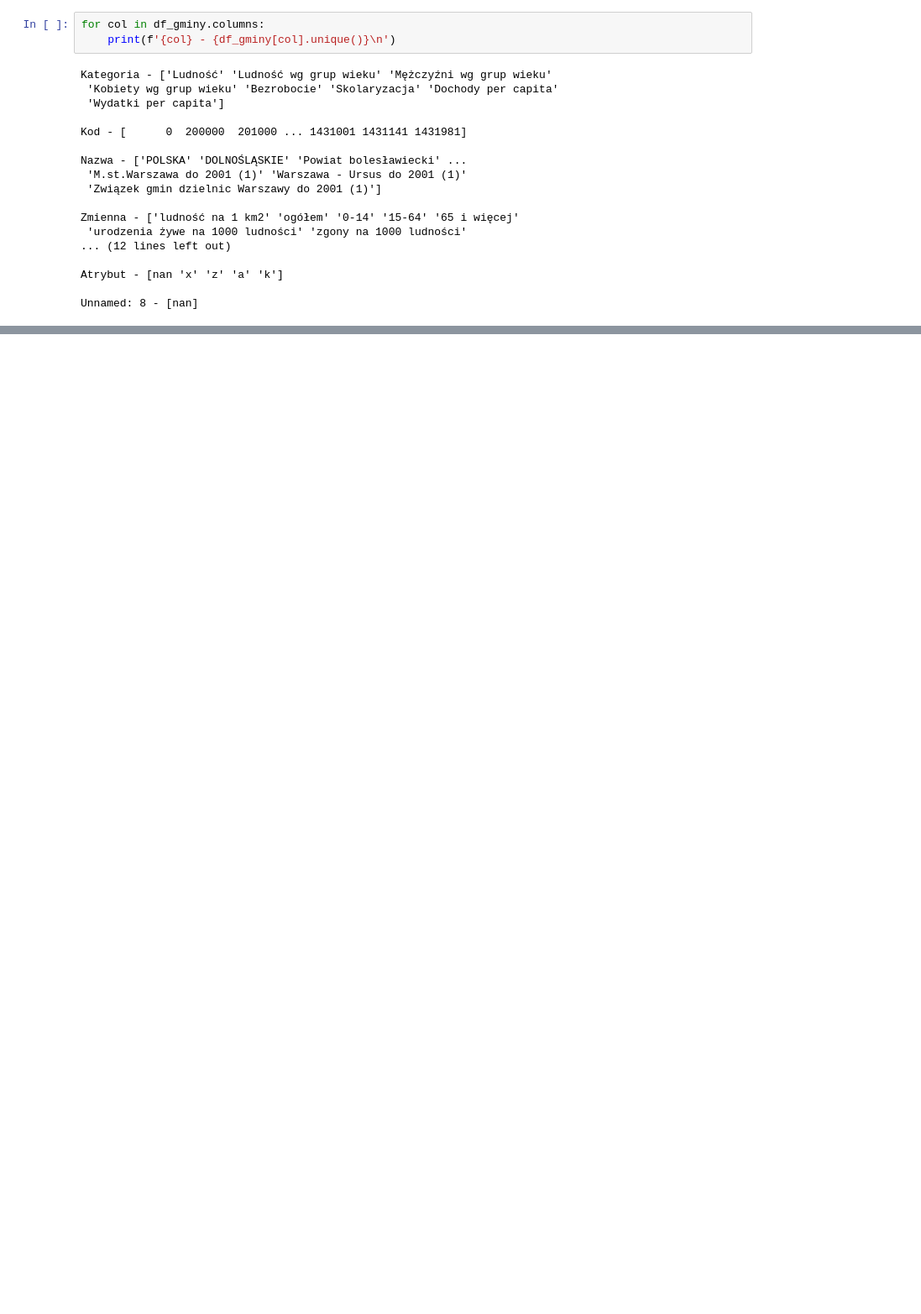
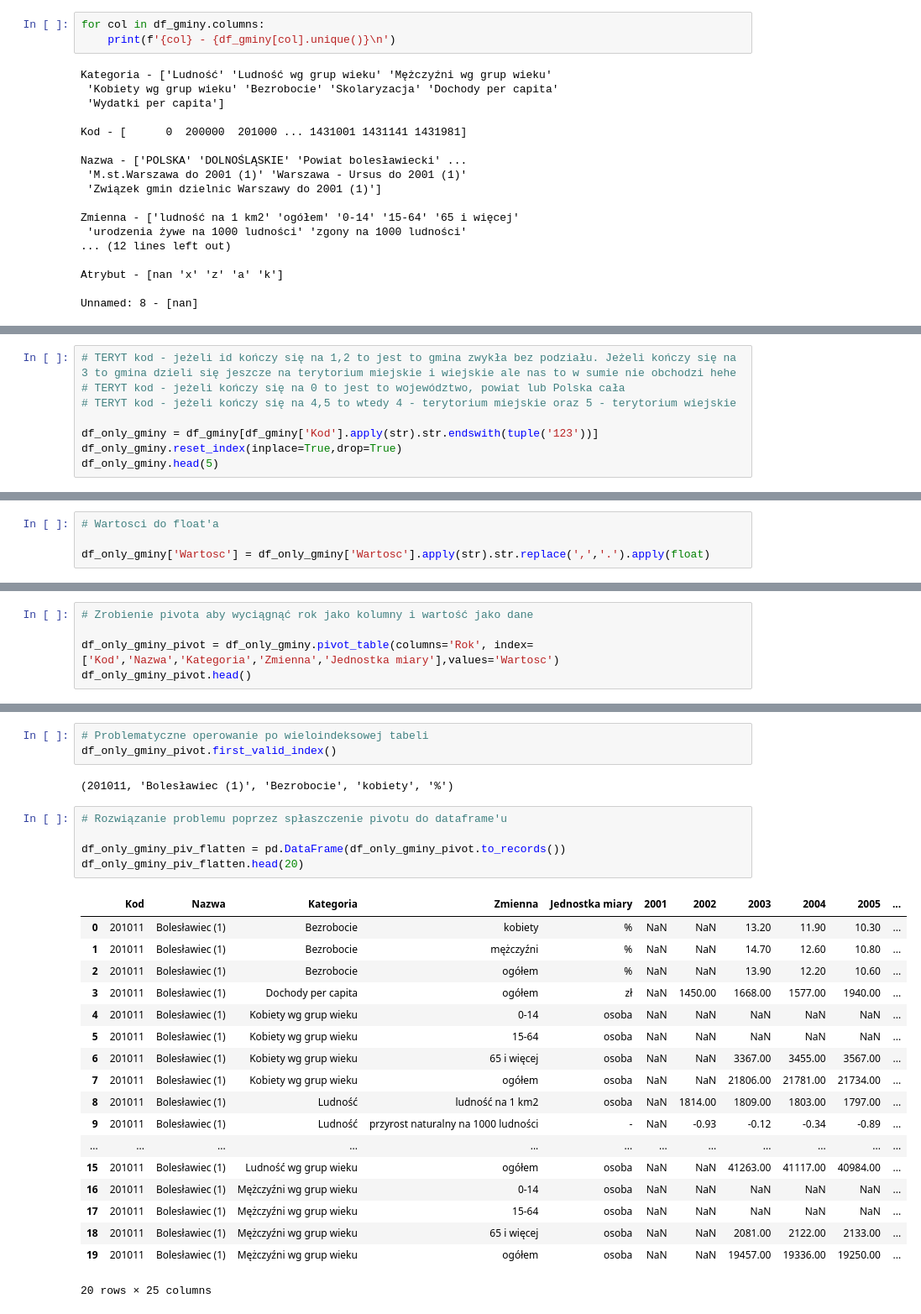
Before and after one commit to Missmeva/EWD_GUS_project, a Jupyter notebook: analysis/analysis.ipynb, the cells around one changed output, grey strips where cells are left out. Shown at 84% size. Saved outputs shown, nothing was run; the diff lists cells and outputs as text; blank space fills up the shorter version.

```diff
--- a/analysis/analysis.ipynb
+++ b/analysis/analysis.ipynb
@@ -90,0 +69,8 @@ df_gminy
+# %%
+# TERYT kod - jeżeli id kończy się na 1,2 to jest to gmina zwykła bez podziału. Jeżeli kończy się na 3 to gmina dzieli się jeszcze na terytorium miejskie i wiejskie ale nas to w sumie nie obchodzi hehe
+# TERYT kod - jeżeli kończy się na 0 to jest to województwo, powiat lub Polska cała
+# TERYT kod - jeżeli kończy się na 4,5 to wtedy 4 - terytorium miejskie oraz 5 - terytorium wiejskie
+
+df_only_gminy = df_gminy[df_gminy['Kod'].apply(str).str.endswith(tuple('123'))]
+df_only_gminy.reset_index(inplace=True,drop=True)
+df_only_gminy.head(5)
@@ -90,0 +84,4 @@ df_gminy
+# %%
+# Wartosci do float'a
+
+df_only_gminy['Wartosc'] = df_only_gminy['Wartosc'].apply(str).str.replace(',','.').apply(float)
@@ -90,0 +94,5 @@ df_gminy
+# %%
+# Zrobienie pivota aby wyciągnąć rok jako kolumny i wartość jako dane
+
+df_only_gminy_pivot = df_only_gminy.pivot_table(columns='Rok', index=['Kod','Nazwa','Kategoria','Zmienna','Jednostka miary'],values='Wartosc')
+df_only_gminy_pivot.head()
@@ -90,0 +107,29 @@ df_gminy
+# %%
+# Problematyczne operowanie po wieloindeksowej tabeli
+df_only_gminy_pivot.first_valid_index()
+# %% [output]
+(201011, 'Bolesławiec (1)', 'Bezrobocie', 'kobiety', '%')
+# %%
+# Rozwiązanie problemu poprzez spłaszczenie pivotu do dataframe'u
+
+df_only_gminy_piv_flatten = pd.DataFrame(df_only_gminy_pivot.to_records())
+df_only_gminy_piv_flatten.head(20)
+# %% [output]
+|  | Kod | Nazwa | Kategoria | Zmienna | Jednostka miary | 2001 | 2002 | 2003 | 2004 | 2005 | ... |
+| 0 | 201011 | Bolesławiec (1) | Bezrobocie | kobiety | % | NaN | NaN | 13.20 | 11.90 | 10.30 | ... |
+| 1 | 201011 | Bolesławiec (1) | Bezrobocie | mężczyźni | % | NaN | NaN | 14.70 | 12.60 | 10.80 | ... |
+| 2 | 201011 | Bolesławiec (1) | Bezrobocie | ogółem | % | NaN | NaN | 13.90 | 12.20 | 10.60 | ... |
+| 3 | 201011 | Bolesławiec (1) | Dochody per capita | ogółem | zł | NaN | 1450.00 | 1668.00 | 1577.00 | 1940.00 | ... |
+| 4 | 201011 | Bolesławiec (1) | Kobiety wg grup wieku | 0-14 | osoba | NaN | NaN | NaN | NaN | NaN | ... |
+| 5 | 201011 | Bolesławiec (1) | Kobiety wg grup wieku | 15-64 | osoba | NaN | NaN | NaN | NaN | NaN | ... |
+| 6 | 201011 | Bolesławiec (1) | Kobiety wg grup wieku | 65 i więcej | osoba | NaN | NaN | 3367.00 | 3455.00 | 3567.00 | ... |
+| 7 | 201011 | Bolesławiec (1) | Kobiety wg grup wieku | ogółem | osoba | NaN | NaN | 21806.00 | 21781.00 | 21734.00 | ... |
+| 8 | 201011 | Bolesławiec (1) | Ludność | ludność na 1 km2 | osoba | NaN | 1814.00 | 1809.00 | 1803.00 | 1797.00 | ... |
+| 9 | 201011 | Bolesławiec (1) | Ludność | przyrost naturalny na 1000 ludności | - | NaN | -0.93 | -0.12 | -0.34 | -0.89 | ... |
+| ... | ... | ... | ... | ... | ... | ... | ... | ... | ... | ... | ... |
+| 15 | 201011 | Bolesławiec (1) | Ludność wg grup wieku | ogółem | osoba | NaN | NaN | 41263.00 | 41117.00 | 40984.00 | ... |
+| 16 | 201011 | Bolesławiec (1) | Mężczyźni wg grup wieku | 0-14 | osoba | NaN | NaN | NaN | NaN | NaN | ... |
+| 17 | 201011 | Bolesławiec (1) | Mężczyźni wg grup wieku | 15-64 | osoba | NaN | NaN | NaN | NaN | NaN | ... |
+| 18 | 201011 | Bolesławiec (1) | Mężczyźni wg grup wieku | 65 i więcej | osoba | NaN | NaN | 2081.00 | 2122.00 | 2133.00 | ... |
+| 19 | 201011 | Bolesławiec (1) | Mężczyźni wg grup wieku | ogółem | osoba | NaN | NaN | 19457.00 | 19336.00 | 19250.00 | ... |
+20 rows × 25 columns
```
Also changed, not shown: parts of 6 cells of this notebook.
